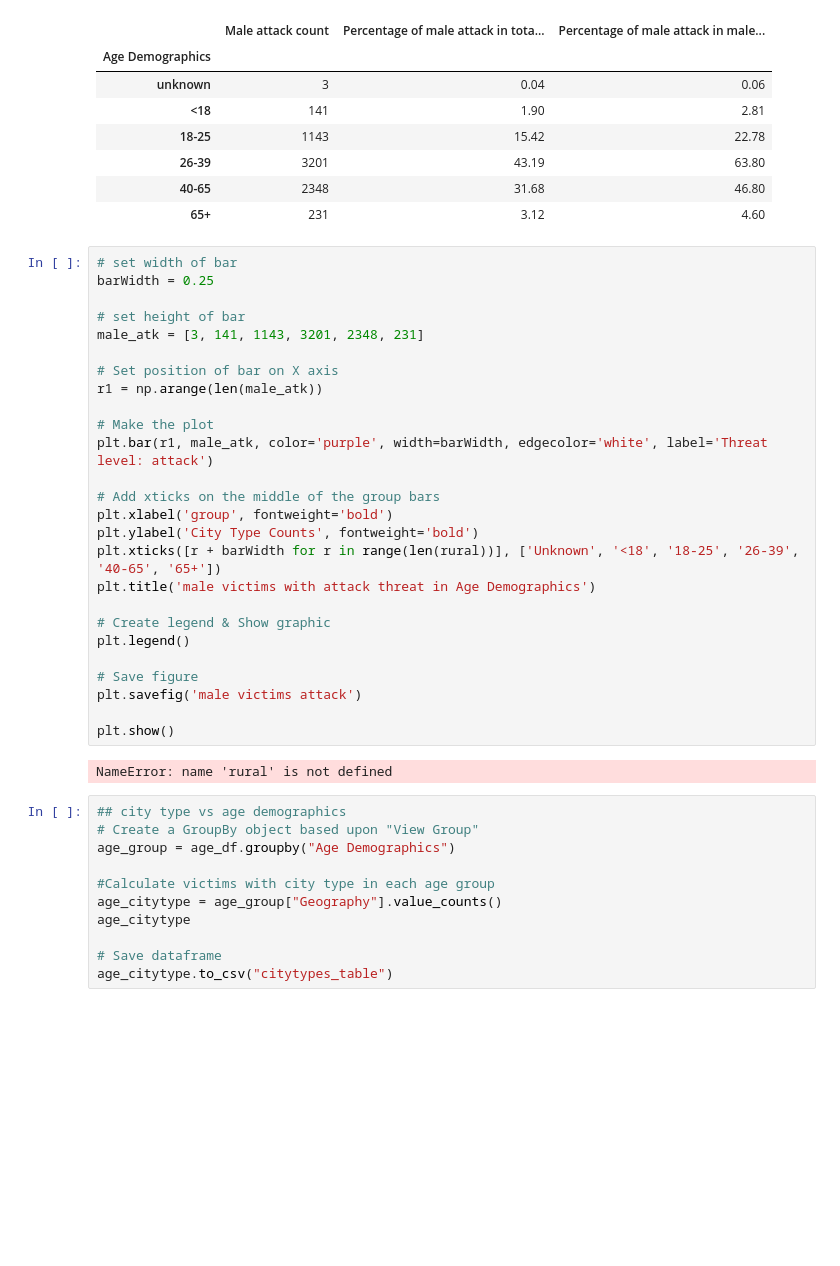
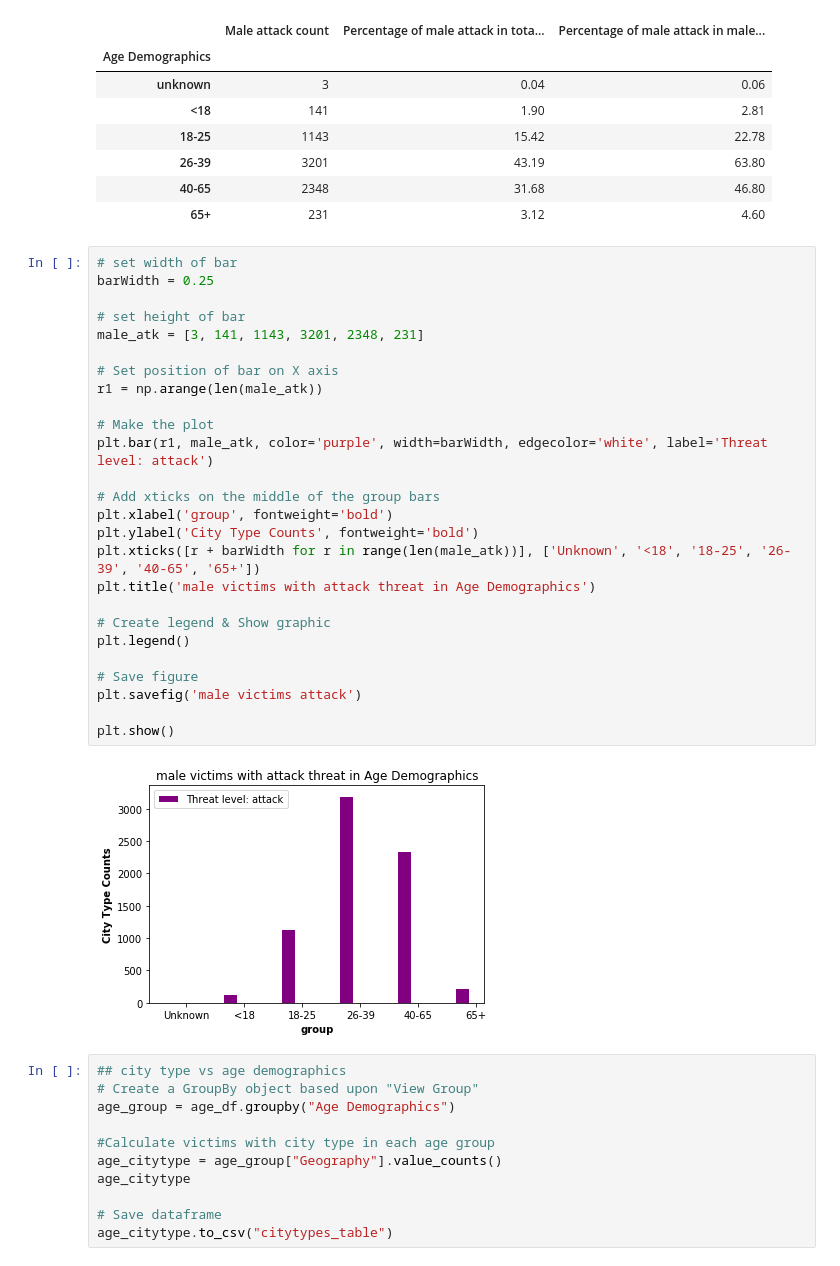
Before and after one commit to EvanK215/ProjectOnePolice, a Jupyter notebook: age_police_shoot_2.ipynb, the cells around one changed output. Cells and saved outputs as stored; diff of their text form; blank space fills up the shorter version.

Commit message:
update male victim attack chart

```diff
--- a/age_police_shoot_2.ipynb
+++ b/age_police_shoot_2.ipynb
@@ -392,31 +389,31 @@ male_attack_summary
 # %%
 # set width of bar
 barWidth = 0.25
 
 # set height of bar
 male_atk = [3, 141, 1143, 3201, 2348, 231]
 
 # Set position of bar on X axis
 r1 = np.arange(len(male_atk))
 
 # Make the plot
 plt.bar(r1, male_atk, color='purple', width=barWidth, edgecolor='white', label='Threat level: attack')
 
 # Add xticks on the middle of the group bars
 plt.xlabel('group', fontweight='bold')
 plt.ylabel('City Type Counts', fontweight='bold')
-plt.xticks([r + barWidth for r in range(len(rural))], ['Unknown', '<18', '18-25', '26-39', '40-65', '65+'])
+plt.xticks([r + barWidth for r in range(len(male_atk))], ['Unknown', '<18', '18-25', '26-39', '40-65', '65+'])
 plt.title('male victims with attack threat in Age Demographics')
 
 # Create legend & Show graphic
 plt.legend()
 
 # Save figure
 plt.savefig('male victims attack')
 
 plt.show()
 # %% [output]
-NameError: name 'rural' is not defined
+[figure, added]
 # %%
 ## city type vs age demographics
 # Create a GroupBy object based upon "View Group"
```
Also changed, not shown: parts of 6 cells of this notebook, 1 other file.
